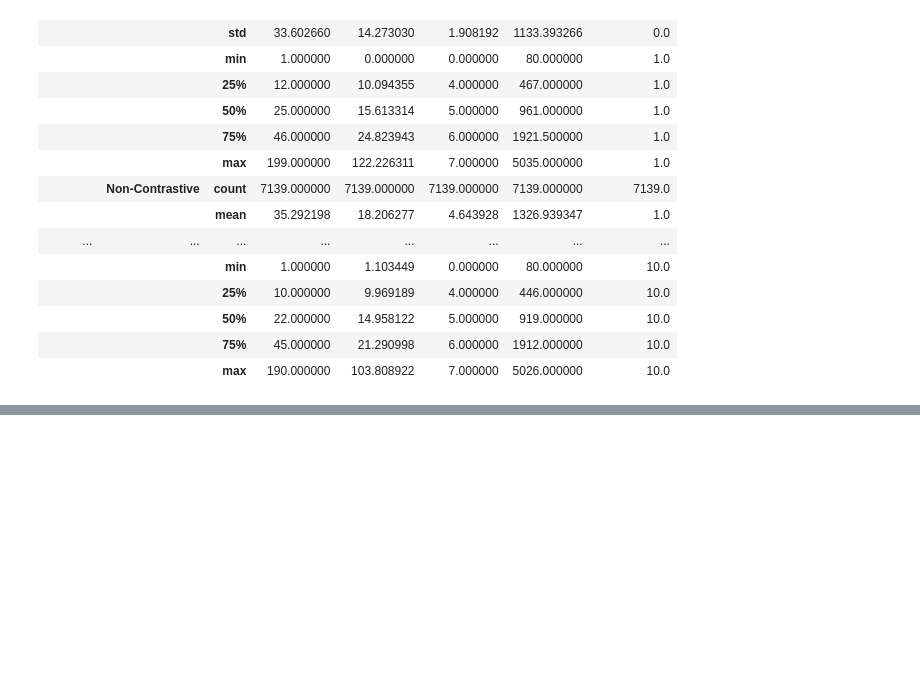
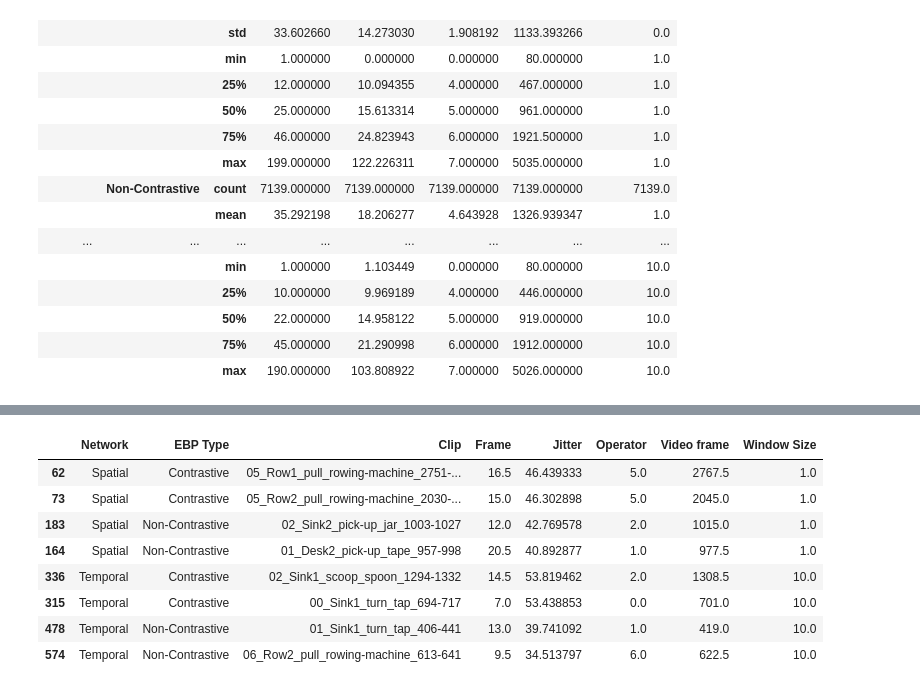
Before and after one commit to willprice/two-stream-action-cnn-analysis, a Jupyter notebook: notebooks/2 - Analysis - Attention map video jitter/1 - BEOID Jitter Analysis.ipynb, the cells around one changed output, grey strips where cells are left out. Saved outputs shown, nothing was run; the diff lists cells and outputs as text; code cells hidden in the pictures; blank space fills up the shorter version.

```diff
--- a/notebooks/2 - Analysis - Attention map video jitter/1 - BEOID Jitter Analysis.ipynb
+++ b/notebooks/2 - Analysis - Attention map video jitter/1 - BEOID Jitter Analysis.ipynb
@@ -83,0 +137,12 @@ grid.set_ylabels("Relative Frequency")
+# %%
+jitter_average_by_clip.sort_values(by=['Network', 'EBP Type', 'Jitter'], ascending=[True, True, False]).groupby(['Network', 'EBP Type']).head(2)
+# %% [output]
+|  | Network | EBP Type | Clip | Frame | Jitter | Operator | Video frame | Window Size |
+| 62 | Spatial | Contrastive | 05_Row1_pull_rowing-machine_2751-... | 16.5 | 46.439333 | 5.0 | 2767.5 | 1.0 |
+| 73 | Spatial | Contrastive | 05_Row2_pull_rowing-machine_2030-... | 15.0 | 46.302898 | 5.0 | 2045.0 | 1.0 |
+| 183 | Spatial | Non-Contrastive | 02_Sink2_pick-up_jar_1003-1027 | 12.0 | 42.769578 | 2.0 | 1015.0 | 1.0 |
+| 164 | Spatial | Non-Contrastive | 01_Desk2_pick-up_tape_957-998 | 20.5 | 40.892877 | 1.0 | 977.5 | 1.0 |
+| 336 | Temporal | Contrastive | 02_Sink1_scoop_spoon_1294-1332 | 14.5 | 53.819462 | 2.0 | 1308.5 | 10.0 |
+| 315 | Temporal | Contrastive | 00_Sink1_turn_tap_694-717 | 7.0 | 53.438853 | 0.0 | 701.0 | 10.0 |
+| 478 | Temporal | Non-Contrastive | 01_Sink1_turn_tap_406-441 | 13.0 | 39.741092 | 1.0 | 419.0 | 10.0 |
+| 574 | Temporal | Non-Contrastive | 06_Row2_pull_rowing-machine_613-641 | 9.5 | 34.513797 | 6.0 | 622.5 | 10.0 |
```
Also changed, not shown: parts of 8 cells of this notebook, 21 other files.
